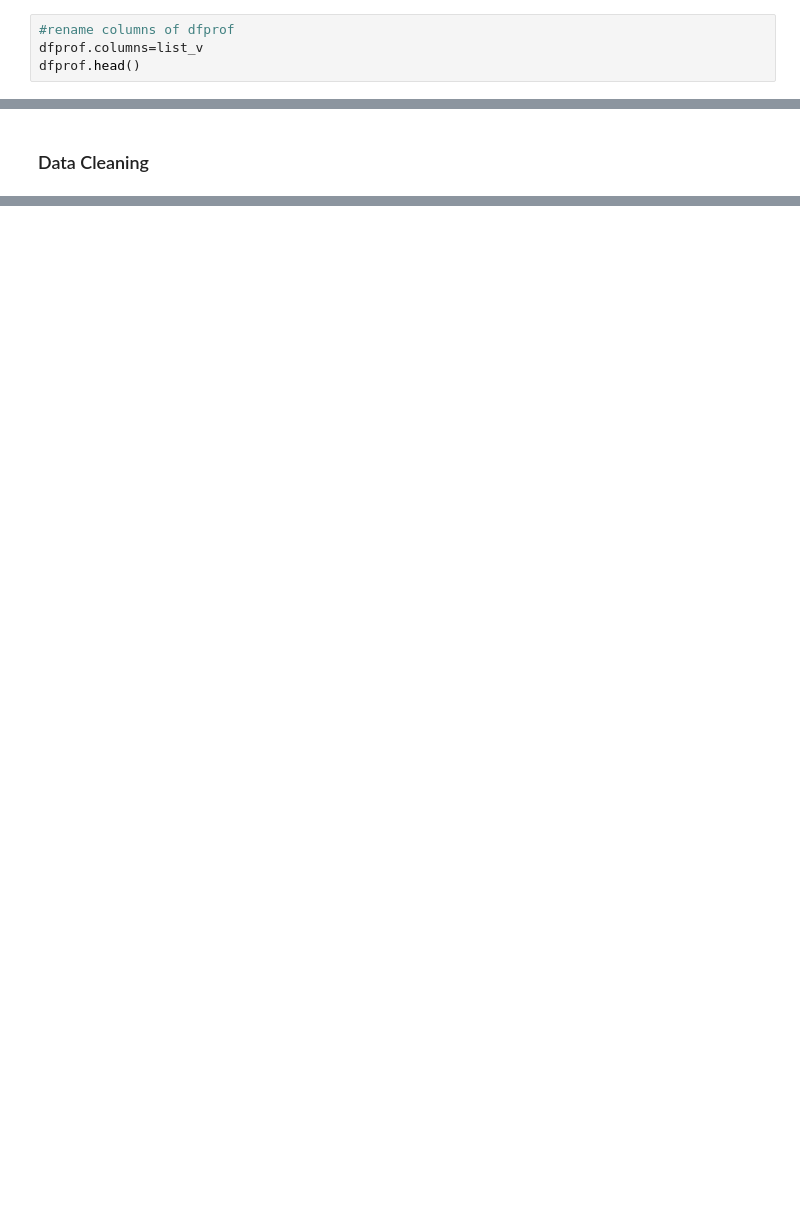
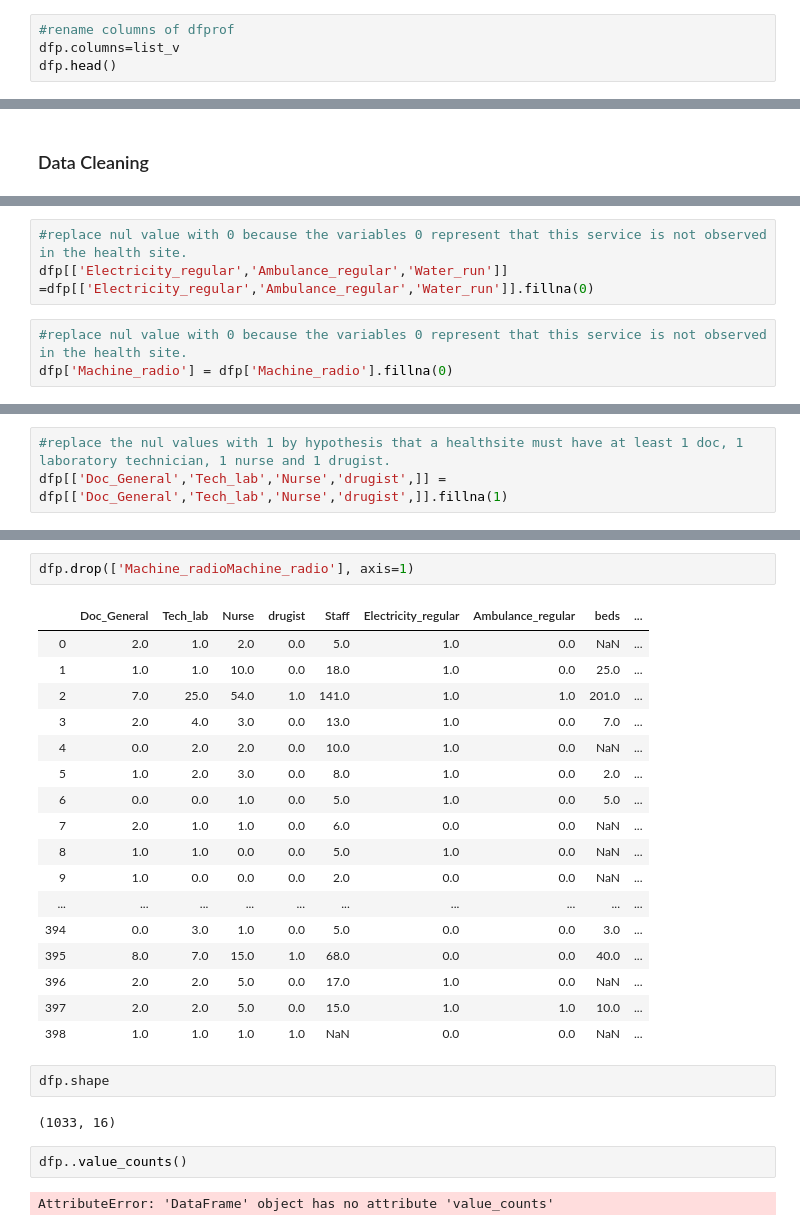
Before and after one commit to tchala14/Creative_Capstone, a Jupyter notebook: Final Creative Capstone/Tchalins_Final_Project.ipynb, the cells around one changed output, grey strips where cells are left out. Saved outputs shown, nothing was run; the diff lists cells and outputs as text; blank space fills up the shorter version.

```diff
--- a/Final Creative Capstone/Tchalins_Final_Project.ipynb
+++ b/Final Creative Capstone/Tchalins_Final_Project.ipynb
@@ -220,7 +204,7 @@ list_ov
 # %%
 #rename columns of dfprof
-dfprof.columns=list_v
-dfprof.head()
+dfp.columns=list_v
+dfp.head()
 # %% [output]
 |  | Doc_General | Tech_lab | Nurse | drugist | Staff | Electricity_regular | Ambulance_regular | beds | ... |
 | 0 | 2.0 | 1.0 | 2.0 | 0.0 | 5.0 | 1.0 | 3.0 | NaN | ... |
@@ -282,0 +418,6 @@ In ***dfsite*** we have the **variables :**
+# %%
+#replace nul value with 0 because the variables 0 represent that this service is not observed in the health site.
+dfp[['Electricity_regular','Ambulance_regular','Water_run']] =dfp[['Electricity_regular','Ambulance_regular','Water_run']].fillna(0)
+# %%
+#replace nul value with 0 because the variables 0 represent that this service is not observed in the health site.
+dfp['Machine_radio'] = dfp['Machine_radio'].fillna(0)
@@ -282,0 +429,3 @@ In ***dfsite*** we have the **variables :**
+# %%
+#replace the nul values with 1 by hypothesis that a healthsite must have at least 1 doc, 1 laboratory technician, 1 nurse and 1 drugist.
+dfp[['Doc_General','Tech_lab','Nurse','drugist',]] = dfp[['Doc_General','Tech_lab','Nurse','drugist',]].fillna(1)
@@ -282,0 +452,28 @@ In ***dfsite*** we have the **variables :**
+# %%
+dfp.drop(['Machine_radioMachine_radio'], axis=1)
+# %% [output]
+|  | Doc_General | Tech_lab | Nurse | drugist | Staff | Electricity_regular | Ambulance_regular | beds | ... |
+| 0 | 2.0 | 1.0 | 2.0 | 0.0 | 5.0 | 1.0 | 0.0 | NaN | ... |
+| 1 | 1.0 | 1.0 | 10.0 | 0.0 | 18.0 | 1.0 | 0.0 | 25.0 | ... |
+| 2 | 7.0 | 25.0 | 54.0 | 1.0 | 141.0 | 1.0 | 1.0 | 201.0 | ... |
+| 3 | 2.0 | 4.0 | 3.0 | 0.0 | 13.0 | 1.0 | 0.0 | 7.0 | ... |
+| 4 | 0.0 | 2.0 | 2.0 | 0.0 | 10.0 | 1.0 | 0.0 | NaN | ... |
+| 5 | 1.0 | 2.0 | 3.0 | 0.0 | 8.0 | 1.0 | 0.0 | 2.0 | ... |
+| 6 | 0.0 | 0.0 | 1.0 | 0.0 | 5.0 | 1.0 | 0.0 | 5.0 | ... |
+| 7 | 2.0 | 1.0 | 1.0 | 0.0 | 6.0 | 0.0 | 0.0 | NaN | ... |
+| 8 | 1.0 | 1.0 | 0.0 | 0.0 | 5.0 | 1.0 | 0.0 | NaN | ... |
+| 9 | 1.0 | 0.0 | 0.0 | 0.0 | 2.0 | 0.0 | 0.0 | NaN | ... |
+| ... | ... | ... | ... | ... | ... | ... | ... | ... | ... |
+| 394 | 0.0 | 3.0 | 1.0 | 0.0 | 5.0 | 0.0 | 0.0 | 3.0 | ... |
+| 395 | 8.0 | 7.0 | 15.0 | 1.0 | 68.0 | 0.0 | 0.0 | 40.0 | ... |
+| 396 | 2.0 | 2.0 | 5.0 | 0.0 | 17.0 | 1.0 | 0.0 | NaN | ... |
+| 397 | 2.0 | 2.0 | 5.0 | 0.0 | 15.0 | 1.0 | 1.0 | 10.0 | ... |
+| 398 | 1.0 | 1.0 | 1.0 | 1.0 | NaN | 0.0 | 0.0 | NaN | ... |
+# %%
+dfp.shape
+# %% [output]
+(1033, 16)
+# %%
+dfp..value_counts()
+# %% [output]
+AttributeError: 'DataFrame' object has no attribute 'value_counts'
```
Also changed, not shown: parts of 61 cells of this notebook, 4 other files.
